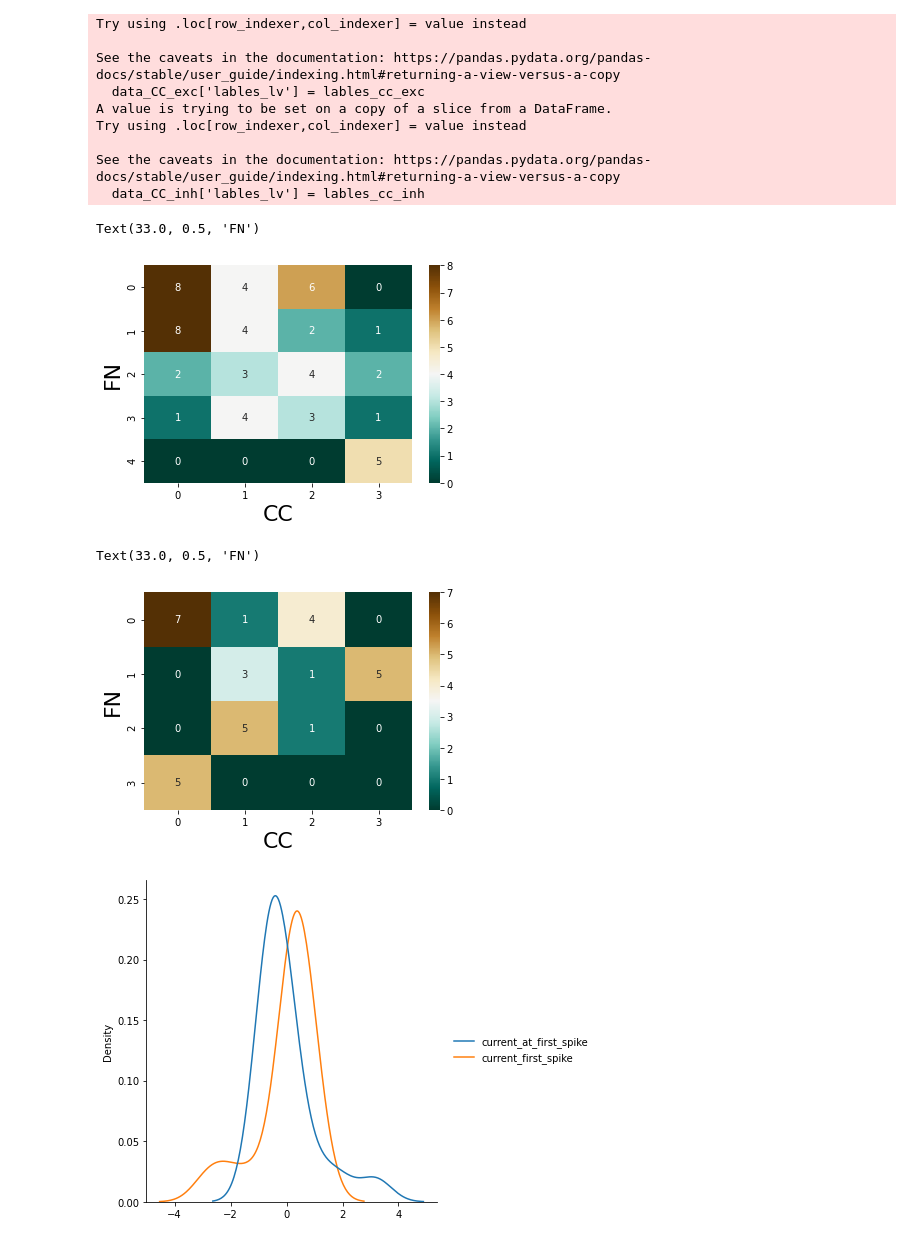
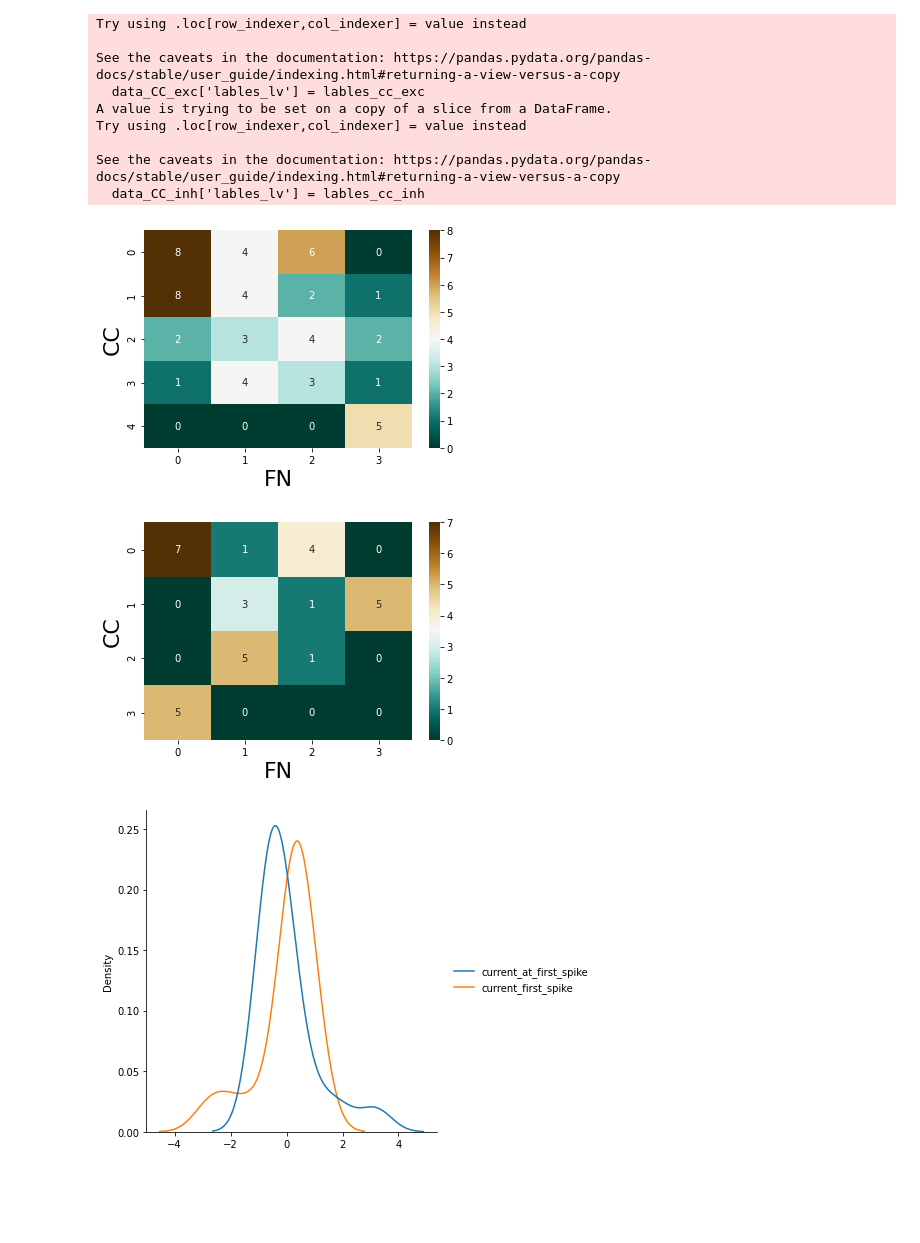
Before and after one commit to Nishant-codex/single_cell_analysis, a Jupyter notebook: notebooks/UMAP_Louvan_Niccolo.ipynb, the cells around one changed output. Drawn from its saved outputs; the diff is of its cells as text; code cells hidden in the pictures; blank space fills up the shorter version.

```diff
--- a/notebooks/UMAP_Louvan_Niccolo.ipynb
+++ b/notebooks/UMAP_Louvan_Niccolo.ipynb
@@ -36,7 +36,7 @@ from sknetwork.data import karate_club
 from UMAP import *
 pd.options.mode.use_inf_as_na = True
 # %%
-def plot_UMAP_clusters_single(data_inh, neighbours, distance, res_louvain, random_state,annotate=False,norm=True, c_list=None ,save=False):
+def plot_UMAP_clusters_single(data_inh, neighbours, distance, res_louvain, random_state,annotate=False,norm=True, c_list=None ,savepath=None,save=False):
     """plots UMAP for excitatory and inhibitory cells
 
     Args:
@@ -88,7 +88,7 @@ def plot_UMAP_clusters_single(data_inh, neighbours, distance, res_louvain, rando
         # ax12d.set_title('UMAP clusters for excitatory neurons 2D')
         ax12d.legend()
     if save:
-        plt.savefig('C:/Users/Nishant Joshi/Documents/DNM/exc_umap_cluster.png',dpi=200)
+        plt.savefig(savepath,dpi=200)
 
     plt.show()
 
@@ -265,6 +269,7 @@ for i in set(data_wave_CC['waveform_lables']):
     plt.figure(figsize=[10,8])
     print(i,len(np.vstack(data_wave_CC[data_wave_CC['waveform_lables']==i]['waveforms'])))
     plt.plot(np.vstack(data_wave_CC[data_wave_CC['waveform_lables']==i]['waveforms']).T,c=CUSTOM_PAL_SORT_3[i],alpha=0.3)
+    plt.plot(np.mean(np.vstack(data_wave_CC[data_wave_CC['waveform_lables']==i]['waveforms']).T,axis=1),c='red',alpha=1,linewidth=2)
     plt.xticks([])
     plt.yticks([])
     plt.show()
@@ -291,6 +296,8 @@ for i in set(data_wave_FN['waveform_lables']):
     plt.figure(figsize=[10,8])
     print(i,len(np.vstack(data_wave_FN[data_wave_FN['waveform_lables']==i]['waveforms'])))
     plt.plot(np.vstack(data_wave_FN[data_wave_FN['waveform_lables']==i]['waveforms']).T,c=CUSTOM_PAL_SORT_3[i],alpha=0.3)
+    plt.plot(np.mean(np.vstack(data_wave_FN[data_wave_FN['waveform_lables']==i]['waveforms']).T,axis=1),c='red',alpha=0.8)
+
     plt.xticks([])
     plt.yticks([])
     plt.show()
@@ -758,7 +746,9 @@ lables_fn_exc,mapper,reducer = plot_UMAP_clusters_single(data_FN_exc[data_FN_exc
                           random_state =42,
                           res_louvain = 1.,
                           c_list = CUSTOM_PAL_SORT_3,
-                          annotate=True
+                          annotate=True,
+                          save=True,
+                          savepath='D:/exc_FN.png'
                           )
 
 lables_fn_inh,mapper,reducer = plot_UMAP_clusters_single(data_FN_inh[data_FN_inh.columns[:-4]],
@@ -767,36 +757,38 @@ lables_fn_inh,mapper,reducer = plot_UMAP_clusters_single(data_FN_inh[data_FN_inh
                           random_state =42,
                           res_louvain = 1.,
                           c_list = CUSTOM_PAL_SORT_3,
-                          annotate=True
+                          annotate=True,
+                          save=True,
+                          savepath='D:/inh_FN.png'
                           )
-
-
-lables_cc_exc,mapper,reducer = plot_UMAP_clusters_single(data_CC_exc[['current_first_spike', 'ap_count', 'abs_firing_rate',
+CC_cols = ['current_first_spike', 'ap_count', 'abs_firing_rate',
        'inst_firing_rate', 'time_to_first_spike', 'mean_isi', 'max_isi',
        'min_isi', 'median_isi', 'mean_thrs', 'max_thrs',
        'min_thrs', 'median_thrs', 'mean_hwidths',
        'median_hwidths', 'max_hwidths', 'min_hwidths', 'first_amp', 'mean_amp',
-       'median_amp', 'max_amp', 'min_amp']],
+       'median_amp', 'max_amp', 'min_amp']
+
+lables_cc_exc,mapper,reducer = plot_UMAP_clusters_single(data_CC_exc[CC_cols],
                           15,
                           0.1,
                           random_state =42,
                           res_louvain = 1.,
                           c_list = CUSTOM_PAL_SORT_3,
-                          annotate=True
+                          annotate=True,
+                          save=True,
+                          savepath='D:/exc_CC.png'
                           )
 
-lables_cc_inh,mapper,reducer = plot_UMAP_clusters_single(data_CC_inh[['current_first_spike', 'ap_count', 'abs_firing_rate',
-       'inst_firing_rate', 'time_to_first_spike', 'mean_isi', 'max_isi',
-       'min_isi', 'median_isi', 'mean_thrs', 'max_thrs',
-       'min_thrs', 'median_thrs', 'mean_hwidths',
-       'median_hwidths', 'max_hwidths', 'min_hwidths', 'first_amp', 'mean_amp',
-       'median_amp', 'max_amp', 'min_amp']],
+lables_cc_inh,mapper,reducer = plot_UMAP_clusters_single(data_CC_inh[CC_cols],
                           15,
                           0.1,
                           random_state =42,
                           res_louvain = 1.,
                           c_list = CUSTOM_PAL_SORT_3,
-                          annotate=True
+                          annotate=True,
+                          save=True,
+                          savepath='D:/inh_CC.png'
+
                           )
 # %% [output]
 4
@@ -836,21 +849,21 @@ See the caveats in the documentation: https://pandas.pydata.org/pandas-docs/stab
 # %%
 
 df = pd.DataFrame(columns=['exp_name','labels_CC','labels_FN'])
 df['exp_name'] = data_CC_exc.filename
 
 df['labels_CC'] = np.array(data_CC_exc.lables_lv)
 df['labels_FN'] = np.array(data_FN_exc.lables_lv)
 
 sta_mat = np.zeros((len(set(df['labels_CC'])),len(set(df['labels_FN']))))
 for i in np.unique(df.labels_CC):
     data_ = np.unique(df[df.labels_CC==i]['labels_FN'],return_counts=True)
     sta_mat[i,data_[0]] =data_[1]
 sns.heatmap(sta_mat,cmap='BrBG_r',annot=True)
-plt.xlabel('CC',fontsize=22)
-plt.ylabel('FN',fontsize=22)
+plt.xlabel('FN',fontsize=22)
+plt.ylabel('CC',fontsize=22)
+plt.savefig('D:/exc_correspondence.png',dpi=200,bbox_inches = "tight")
 # %% [output]
-Text(33.0, 0.5, 'FN')
-[figure, old version]
+[figure, new version]
 # %%
 
 df = pd.DataFrame(columns=['exp_name','labels_CC','labels_FN'])
@@ -864,11 +877,11 @@ for i in np.unique(df.labels_CC):
     data_ = np.unique(df[df.labels_CC==i]['labels_FN'],return_counts=True)
     sta_mat[i,data_[0]] =data_[1]
 sns.heatmap(sta_mat,cmap='BrBG_r',annot=True)
-plt.xlabel('CC',fontsize=22)
-plt.ylabel('FN',fontsize=22)
+plt.xlabel('FN',fontsize=22)
+plt.ylabel('CC',fontsize=22)
+plt.savefig('D:/inh_correspondence.png',dpi=200,bbox_inches = "tight")
 # %% [output]
-Text(33.0, 0.5, 'FN')
-[figure, old version]
+[figure, new version]
 # %%
 def z_score(data):
     return (data-np.mean(data))/np.std(data)
```
Also changed, not shown: parts of 5 cells of this notebook, 4 other files.
